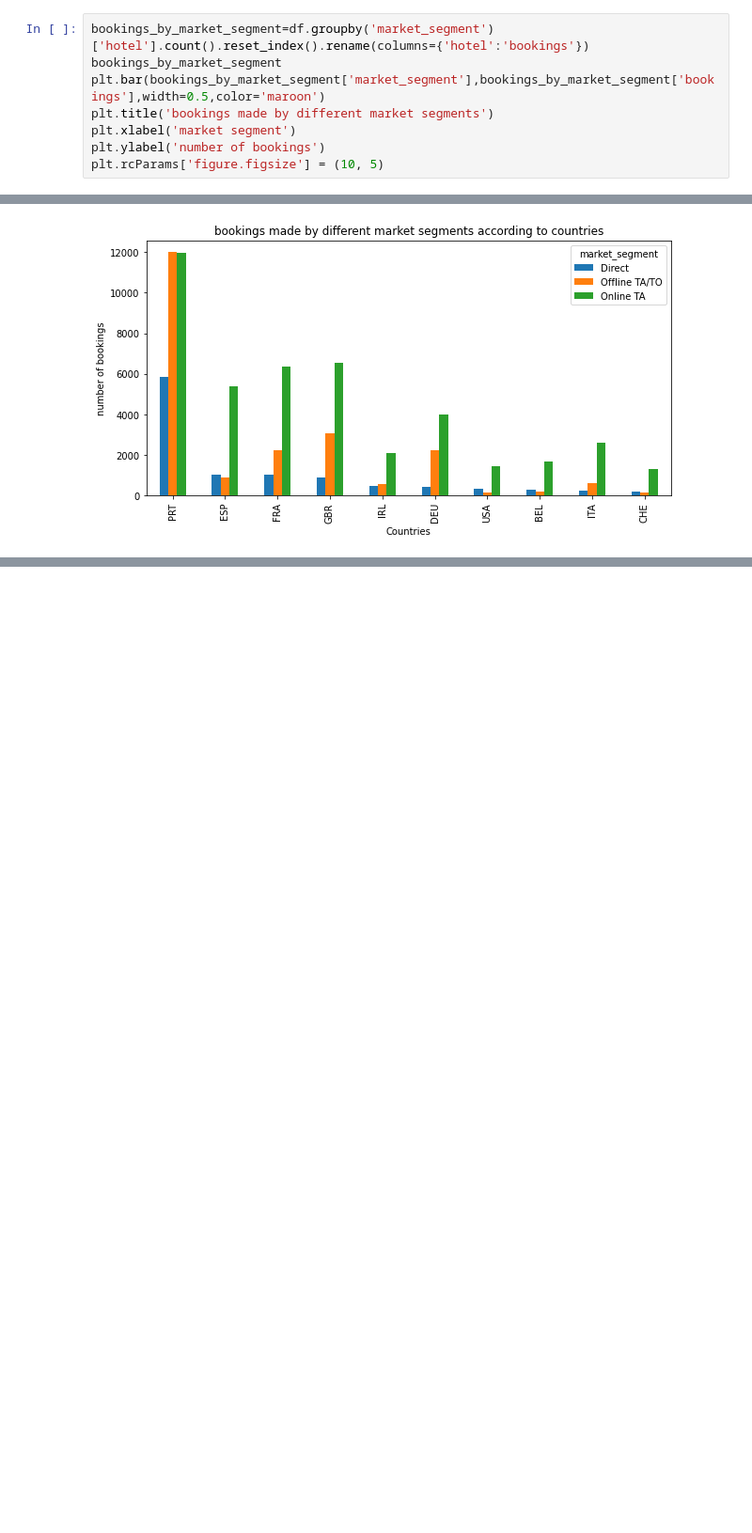
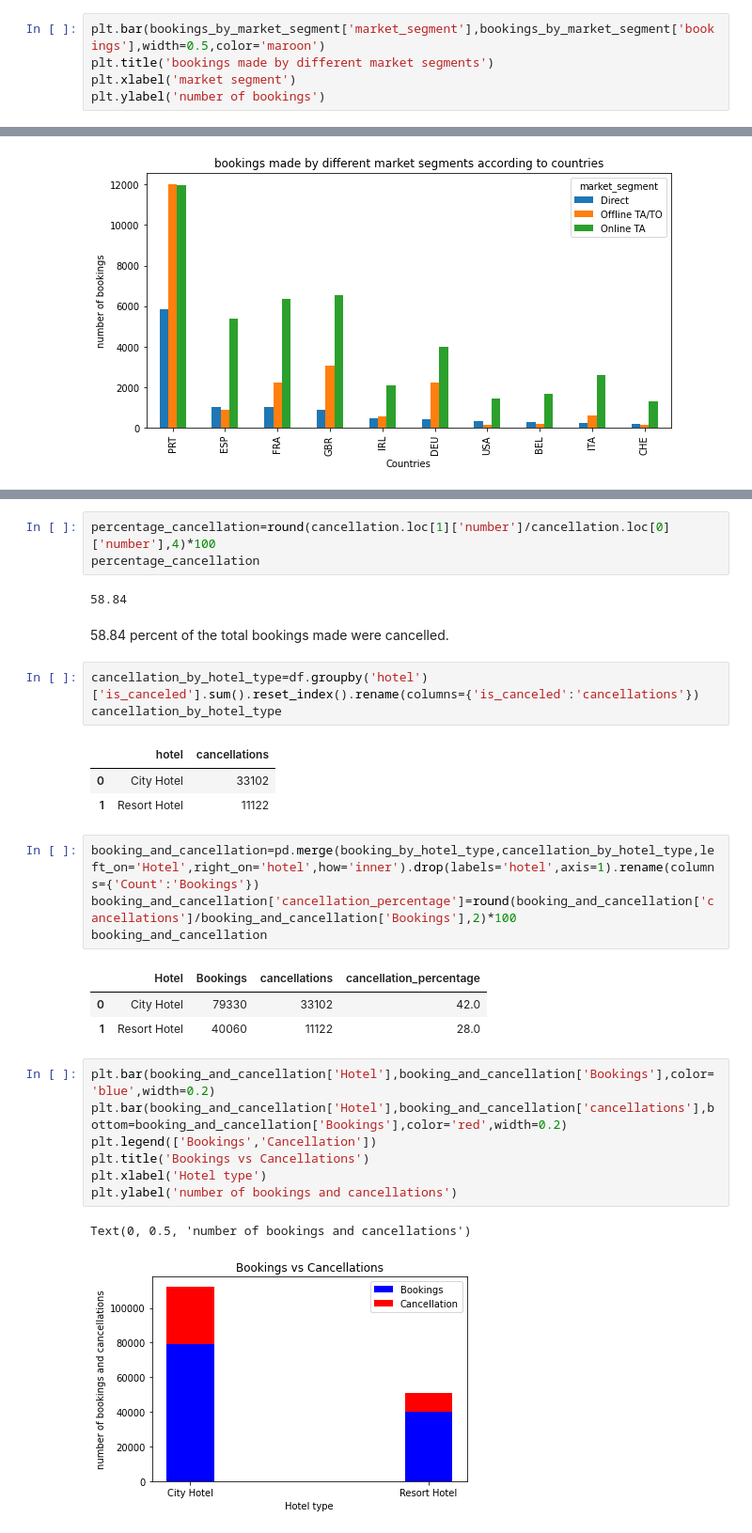
Before and after one commit to shiyasAli/EDA-project-Hotel-Booking-Analysis, a Jupyter notebook: Copy_of_Hotel_Booking_Analysis_Capstone_Project.ipynb, the cells around one changed output, grey strips where cells are left out. Shown at 94% size. Drawn from its saved outputs; the diff is of its cells as text; blank space fills up the shorter version.

```diff
--- a/Copy_of_Hotel_Booking_Analysis_Capstone_Project.ipynb
+++ b/Copy_of_Hotel_Booking_Analysis_Capstone_Project.ipynb
@@ -272,9 +304,6 @@ df.groupby('country')['total_persons'].sum().reset_index().sort_values('total_pe
 # %%
-bookings_by_market_segment=df.groupby('market_segment')['hotel'].count().reset_index().rename(columns={'hotel':'bookings'})
-bookings_by_market_segment
 plt.bar(bookings_by_market_segment['market_segment'],bookings_by_market_segment['bookings'],width=0.5,color='maroon')
 plt.title('bookings made by different market segments')
 plt.xlabel('market segment')
 plt.ylabel('number of bookings')
-plt.rcParams['figure.figsize'] = (10, 5)
 # %% [output]
@@ -295,0 +333,32 @@ Text(0, 0.5, 'number of bookings')
+# %%
+percentage_cancellation=round(cancellation.loc[1]['number']/cancellation.loc[0]['number'],4)*100
+percentage_cancellation
+# %% [output]
+58.84
+# %% [markdown]
+58.84 percent of the total bookings made were cancelled.
+# %%
+cancellation_by_hotel_type=df.groupby('hotel')['is_canceled'].sum().reset_index().rename(columns={'is_canceled':'cancellations'})
+cancellation_by_hotel_type
+# %% [output]
+|  | hotel | cancellations |
+| 0 | City Hotel | 33102 |
+| 1 | Resort Hotel | 11122 |
+# %%
+booking_and_cancellation=pd.merge(booking_by_hotel_type,cancellation_by_hotel_type,left_on='Hotel',right_on='hotel',how='inner').drop(labels='hotel',axis=1).rename(columns={'Count':'Bookings'})
+booking_and_cancellation['cancellation_percentage']=round(booking_and_cancellation['cancellations']/booking_and_cancellation['Bookings'],2)*100
+booking_and_cancellation
+# %% [output]
+|  | Hotel | Bookings | cancellations | cancellation_percentage |
+| 0 | City Hotel | 79330 | 33102 | 42.0 |
+| 1 | Resort Hotel | 40060 | 11122 | 28.0 |
+# %%
+plt.bar(booking_and_cancellation['Hotel'],booking_and_cancellation['Bookings'],color='blue',width=0.2)
+plt.bar(booking_and_cancellation['Hotel'],booking_and_cancellation['cancellations'],bottom=booking_and_cancellation['Bookings'],color='red',width=0.2)
+plt.legend(['Bookings','Cancellation'])
+plt.title('Bookings vs Cancellations')
+plt.xlabel('Hotel type')
+plt.ylabel('number of bookings and cancellations')
+# %% [output]
+Text(0, 0.5, 'number of bookings and cancellations')
+[figure, added]
```
Also changed, not shown: parts of 18 cells of this notebook.
